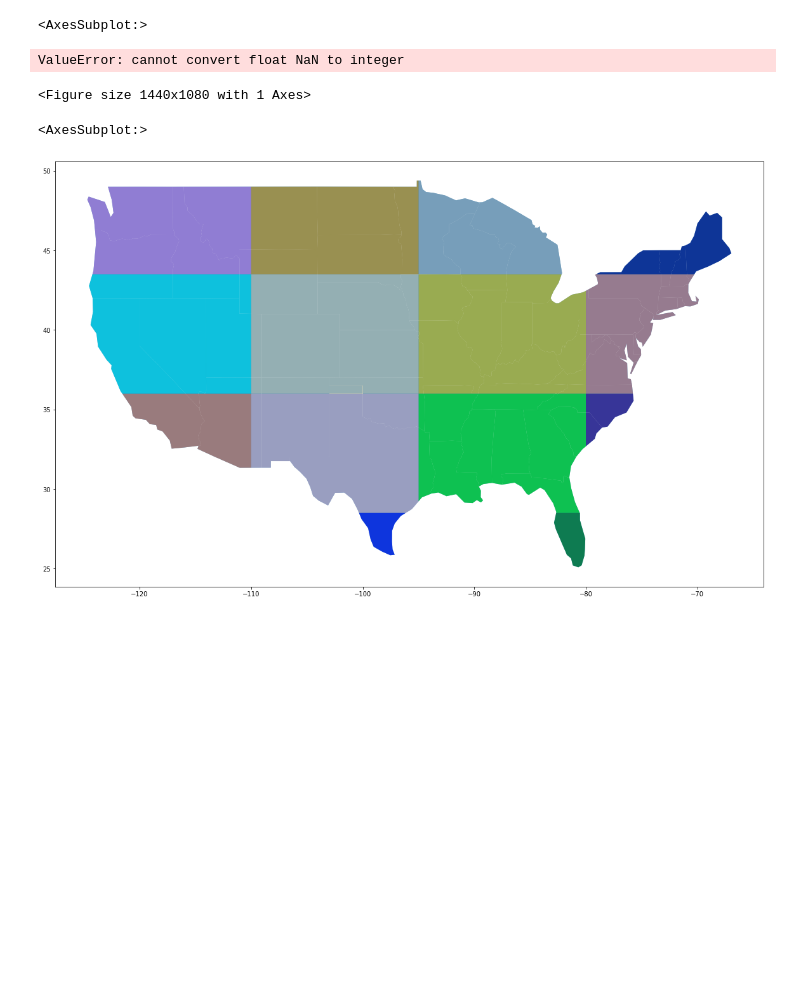
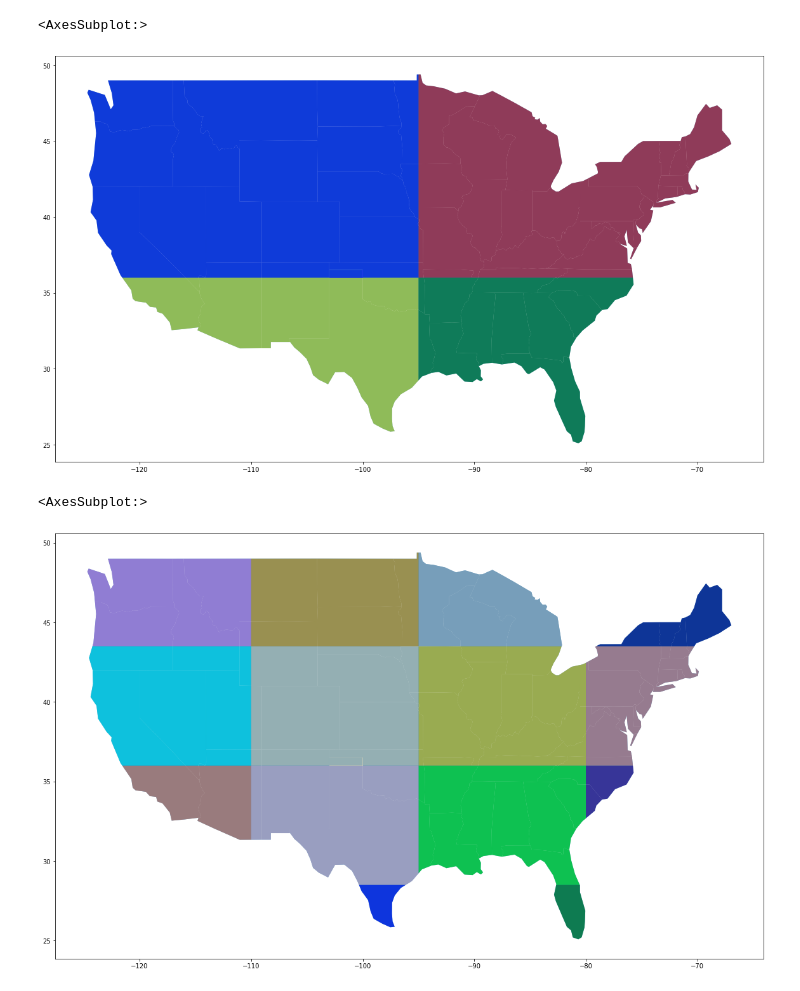
Before and after one commit to dimlichmanov/vpirod, a Jupyter notebook: task3/test.ipynb, the cells around one changed output. Drawn from its saved outputs; the diff is of its cells as text; code cells hidden in the pictures; blank space fills up the shorter version.

```diff
--- a/task3/test.ipynb
+++ b/task3/test.ipynb
@@ -47,15 +49,18 @@ file14 = geopandas.read_file('part_13.geojson')
 file15 = geopandas.read_file('part_14.geojson')
 file16 = geopandas.read_file('part_15.geojson')
 # %%
+file1 = geopandas.read_file('part_0.geojson')
+file2 = geopandas.read_file('part_1.geojson')
+file3 = geopandas.read_file('part_2.geojson')
+file4 = geopandas.read_file('part_3.geojson')
 ax = file.plot(figsize=(20, 15))
 file1.plot(color='yellow',alpha=0.5,ax=ax)
 file2.plot(color='blue',alpha=0.5,ax=ax)
 file3.plot(color='green',alpha=0.5,ax=ax)
 file4.plot(color='red',alpha=0.5,ax=ax)
 # %% [output]
 <AxesSubplot:>
-ValueError: cannot convert float NaN to integer
-<Figure size 1440x1080 with 1 Axes>
+[figure, added]
 # %%
 ax = file.plot(figsize=(20, 15))
 file1.plot(color='yellow',alpha=0.55,ax=ax)
```
Also changed, not shown: parts of 1 cell of this notebook, 1 other file.
